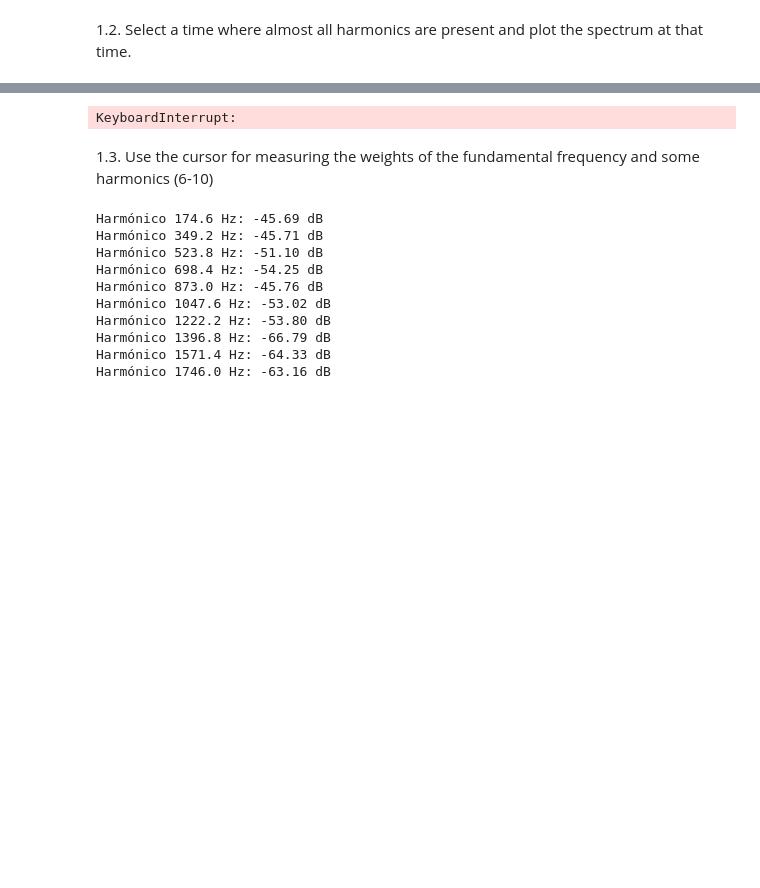
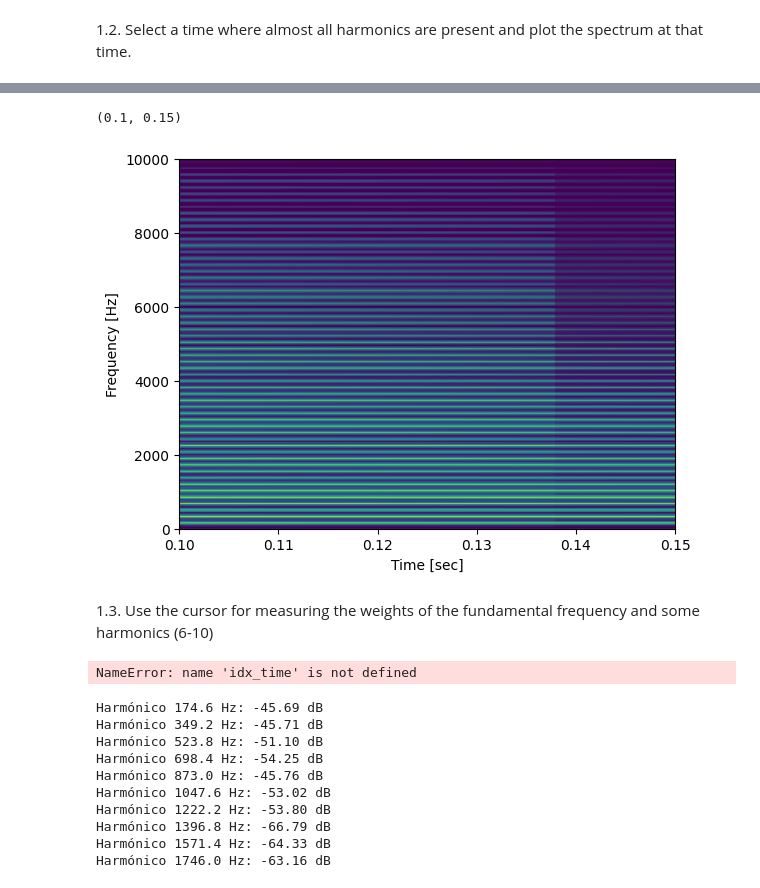
Before and after one commit to mench05/sis1_group5, a Jupyter notebook: labs/Lab3.ipynb, the cells around one changed output, grey strips where cells are left out. Cells and saved outputs as stored; diff of their text form; code cells hidden in the pictures; blank space fills up the shorter version.

```diff
--- a/labs/Lab3.ipynb
+++ b/labs/Lab3.ipynb
@@ -68,5 +67,4 @@ KeyboardInterrupt:
 plot_spectrogram(ff, tt, S)
 plt.ylim([0,10000])
 plt.xlim([0.1,0.15])
-plt.ginput(0)
 # %% [output]
@@ -75,6 +71,17 @@ plt.ginput(0)
-KeyboardInterrupt:
+(0.1, 0.15)
+[figure, added]
 # %% [markdown]
 1.3. Use the cursor for measuring the weights of the fundamental frequency and some harmonics (6-10)
+# %%
+f0 = 174.6
+Ak = []
+for k in range(1, 11):
+    idx = np.argmin(np.abs(ff - k*f0))
+    Ak.append(np.abs(S[idx, idx_time]))
+Ak = np.array(Ak)
+print("Pesos armónicos:", Ak)
+# %% [output]
+NameError: name 'idx_time' is not defined
 # %%
 weights = [] # Fill this list with the measured weights
 # %% [output]
```
Also changed, not shown: parts of 2 cells of this notebook.
